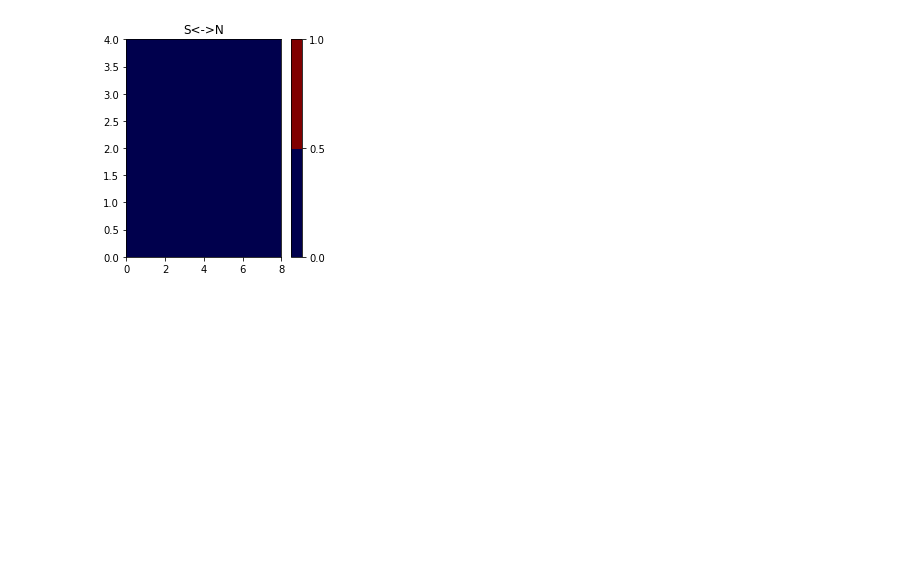
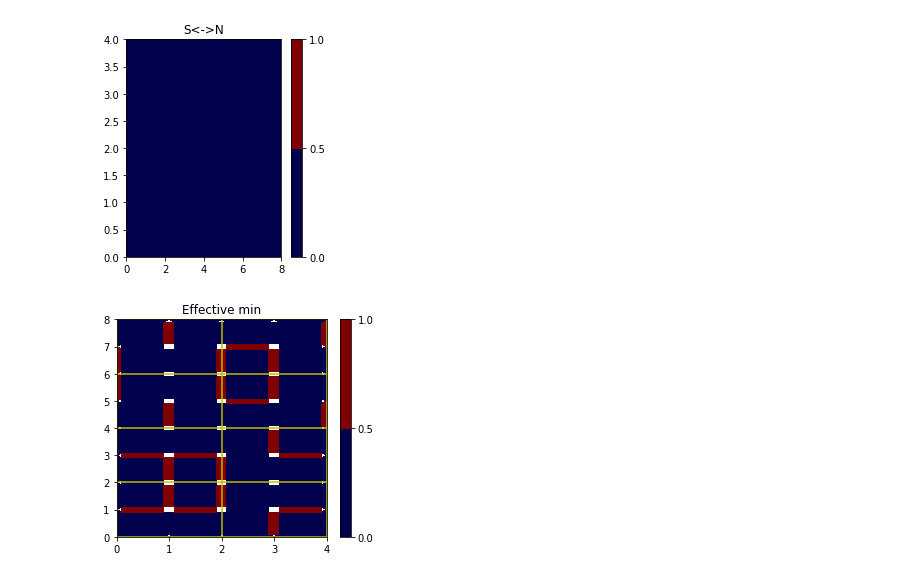
Before and after one commit to adcroft/thin-wall-topography, a Jupyter notebook: python/11 Test diagnosing pathways.ipynb, the cells around one changed output. Cells and saved outputs as stored; diff of their text form; code cells hidden in the pictures; blank space fills up the shorter version.

```diff
--- a/python/11 Test diagnosing pathways.ipynb
+++ b/python/11 Test diagnosing pathways.ipynb
@@ -73,3 +73,12 @@ ax = plt.subplot(141); plt.colorbar(
 # %% [output]
 [figure]
 [figure]
+# %%
+FG.transpose()
+
+plt.figure(figsize=(16,4))
+ax = plt.subplot(131); plt.colorbar(
+    FG.plot(ax, norm=norm, cmap=cmap, measure='effective', metric='min'), ax=ax); plt.title('Effective min');
+GMesh.GMesh(lon=np.linspace(0,nj,nj//2+1), lat=np.linspace(0,ni,ni//2+1)).plot(ax,linecolor='y') # Will be target grid
+# %% [output]
+[figure, added]
```
Also changed, not shown: parts of 1 cell of this notebook, 3 other files.
